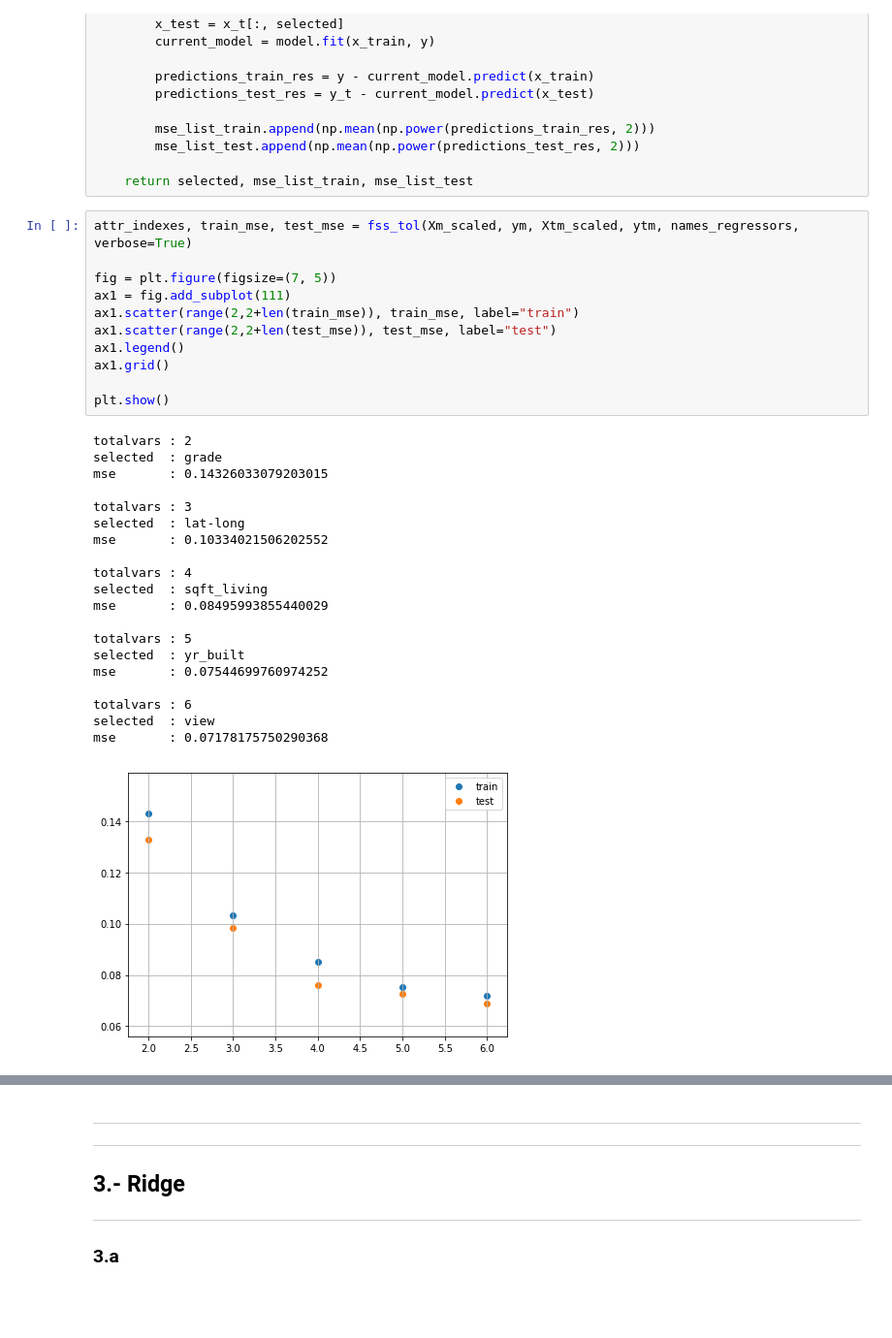
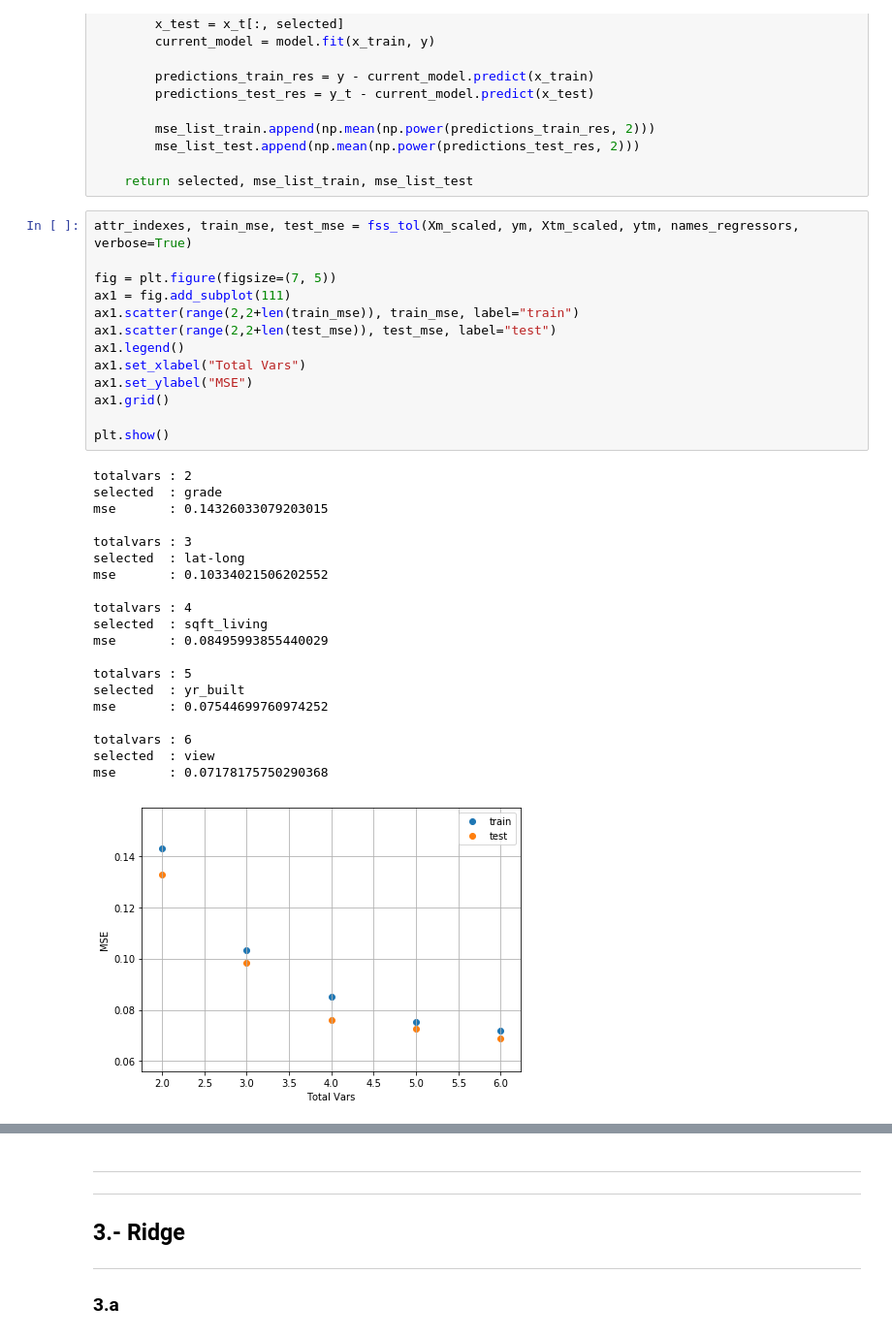
Before and after one commit to vlizanae/INF393, a Jupyter notebook: tarea-1/tarea-1.ipynb, the cells around one changed output, grey strips where cells are left out. Shown at 97% size. Saved outputs shown, nothing was run; the diff lists cells and outputs as text; blank space fills up the shorter version.

```diff
--- a/tarea-1/tarea-1.ipynb
+++ b/tarea-1/tarea-1.ipynb
@@ -495,34 +495,36 @@ def fss_tol(x, y, x_t, y_t, names_x, k = 10000, tol = 0.005, verbose=False):
 attr_indexes, train_mse, test_mse = fss_tol(Xm_scaled, ym, Xtm_scaled, ytm, names_regressors, verbose=True)
 
 fig = plt.figure(figsize=(7, 5))
 ax1 = fig.add_subplot(111)
 ax1.scatter(range(2,2+len(train_mse)), train_mse, label="train")
 ax1.scatter(range(2,2+len(test_mse)), test_mse, label="test")
 ax1.legend()
+ax1.set_xlabel("Total Vars")
+ax1.set_ylabel("MSE")
 ax1.grid()
 
 plt.show()
 # %% [output]
 totalvars : 2
 selected  : grade
 mse       : 0.14326033079203015
 
 totalvars : 3
 selected  : lat-long
 mse       : 0.10334021506202552
 
 totalvars : 4
 selected  : sqft_living
 mse       : 0.08495993855440029
 
 totalvars : 5
 selected  : yr_built
 mse       : 0.07544699760974252
 
 totalvars : 6
 selected  : view
 mse       : 0.07178175750290368
-[figure, old version]
+[figure, new version]
 # %%
 def fss_mi(x, y, x_t, y_t, names_x, k = 10000, n=6, verbose=False):
     p = x.shape[1]-1
```
Also changed, not shown: parts of 34 cells of this notebook.
